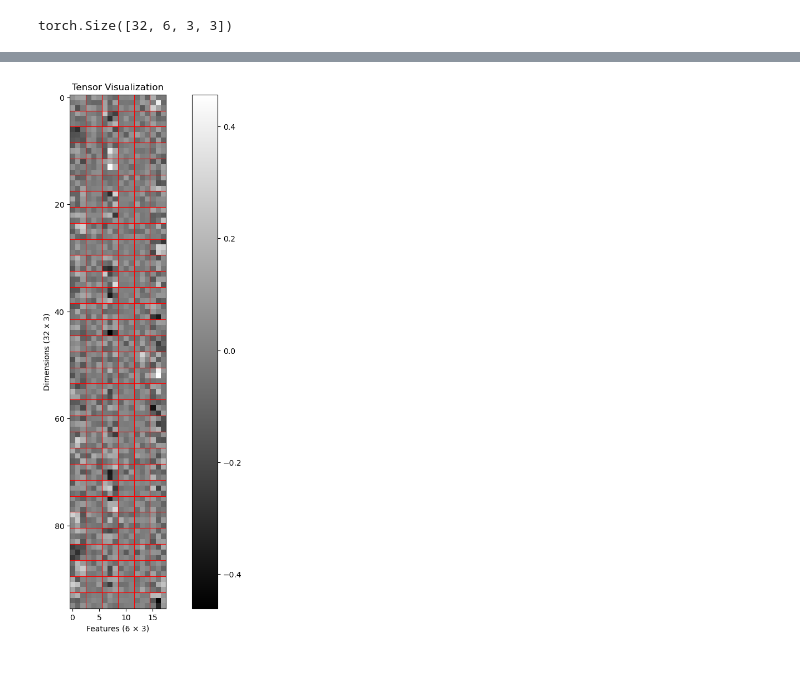
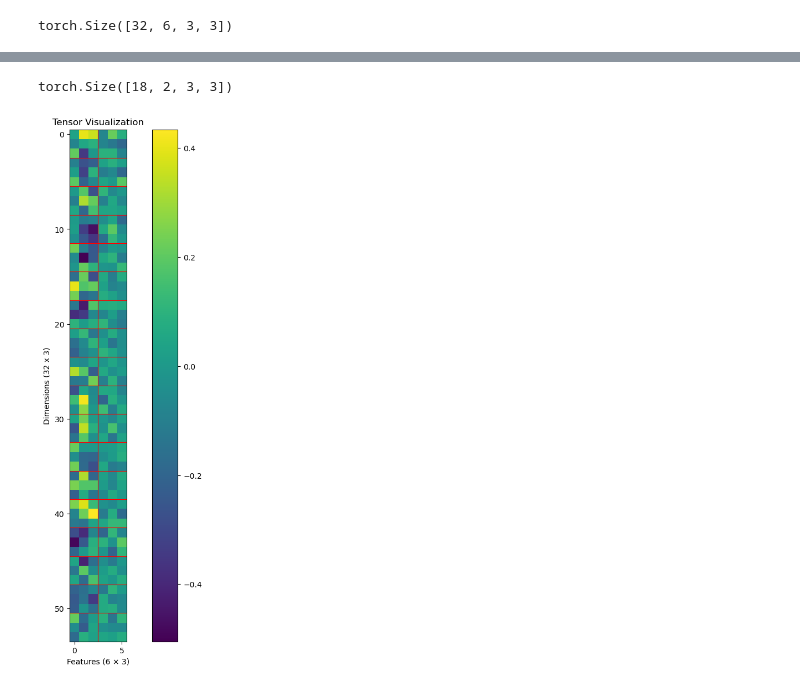
Before and after one commit to brendo-k/mri_machine_learning_reconstruction, a Jupyter notebook: plot_kernels.ipynb, the cells around one changed output, grey strips where cells are left out. Drawn from its saved outputs; the diff is of its cells as text; code cells hidden in the pictures.

```diff
--- a/plot_kernels.ipynb
+++ b/plot_kernels.ipynb
@@ -13,11 +14,11 @@ Unets = model.model
 # %%
 parameters = [pram for pram in Unets.cascades[0].model.down_sample_layers[0].layers[0].parameters()]
+sc_param = [x for x in sc_unets.cascades[0].model.down_sample_layers[0].layers[0].parameters()]
 # %%
 parameters[0].shape
 # %% [output]
 torch.Size([32, 6, 3, 3])
 # %%
 parameters = parameters[0].cpu()
-# %%
-output_channels = parameters.shape[0]
-input_channels = parameters.shape[1]
+# %%
+sc_params = sc_param[0].cpu()
@@ -24,5 +45,8 @@ input_channels = parameters.shape[1]
 # %%
 def plot_conv_weights(param):
+    output_channels = param.shape[0]
+    input_channels = param.shape[1]
+
     reshaped = param.permute(0, 2, 1, 3)
 
 
@@ -49,7 +73,13 @@ def plot_conv_weights(param):
     for j in range(1, cols):
         ax.axvline(j * kernel_size - 0.5, color='red', linewidth=0.8)
 
-    plt.colorbar(ax.imshow(image, cmap="gray"))
+    plt.colorbar(ax.imshow(image))
     plt.show()
-# %% [output]
-[figure, removed]
+# %%
+sc_params.shape
+# %% [output]
+torch.Size([18, 2, 3, 3])
+# %%
+plot_conv_weights(sc_params)
+# %% [output]
+[figure, added]
```
Also changed, not shown: parts of 2 cells of this notebook, 2 other files.
